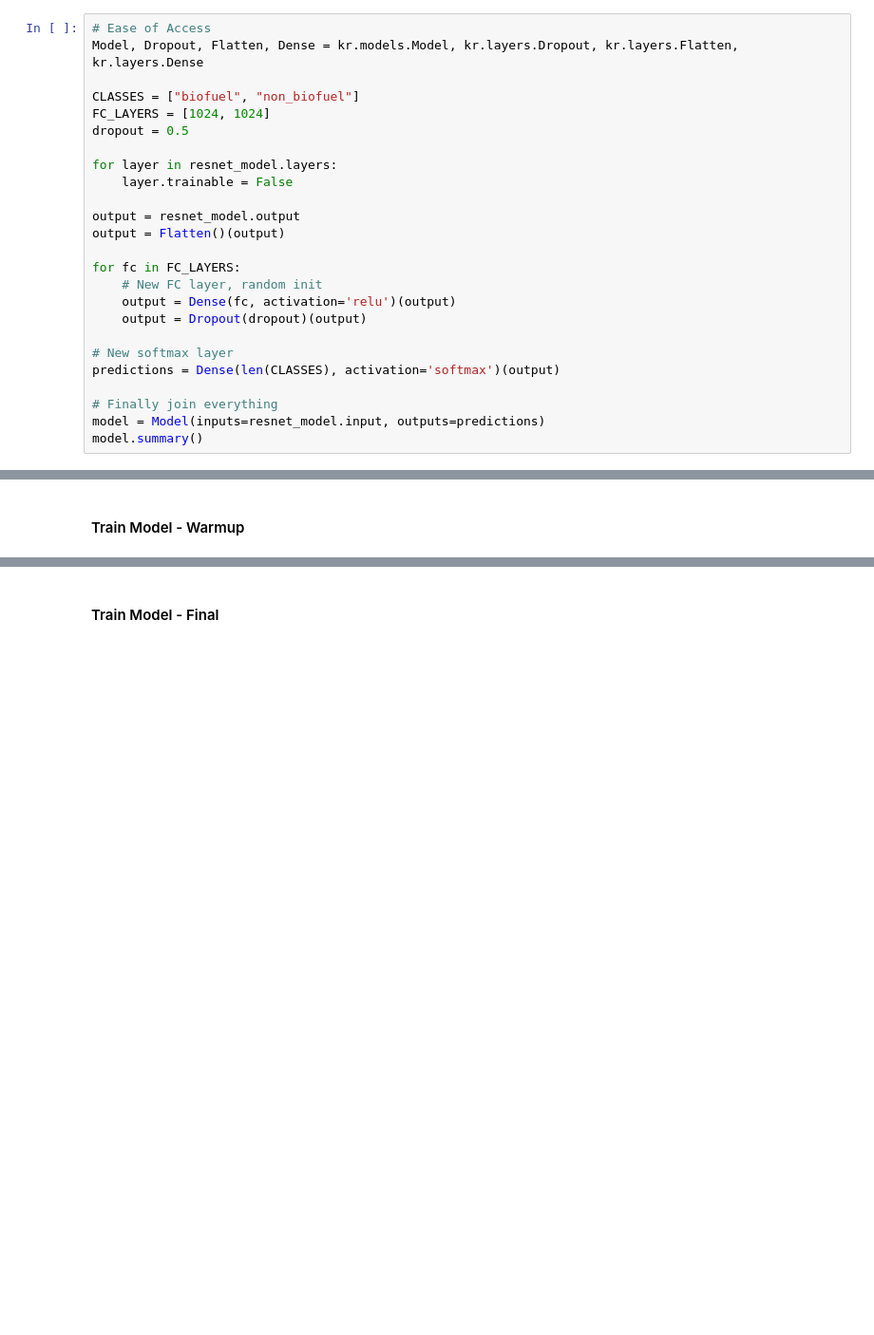
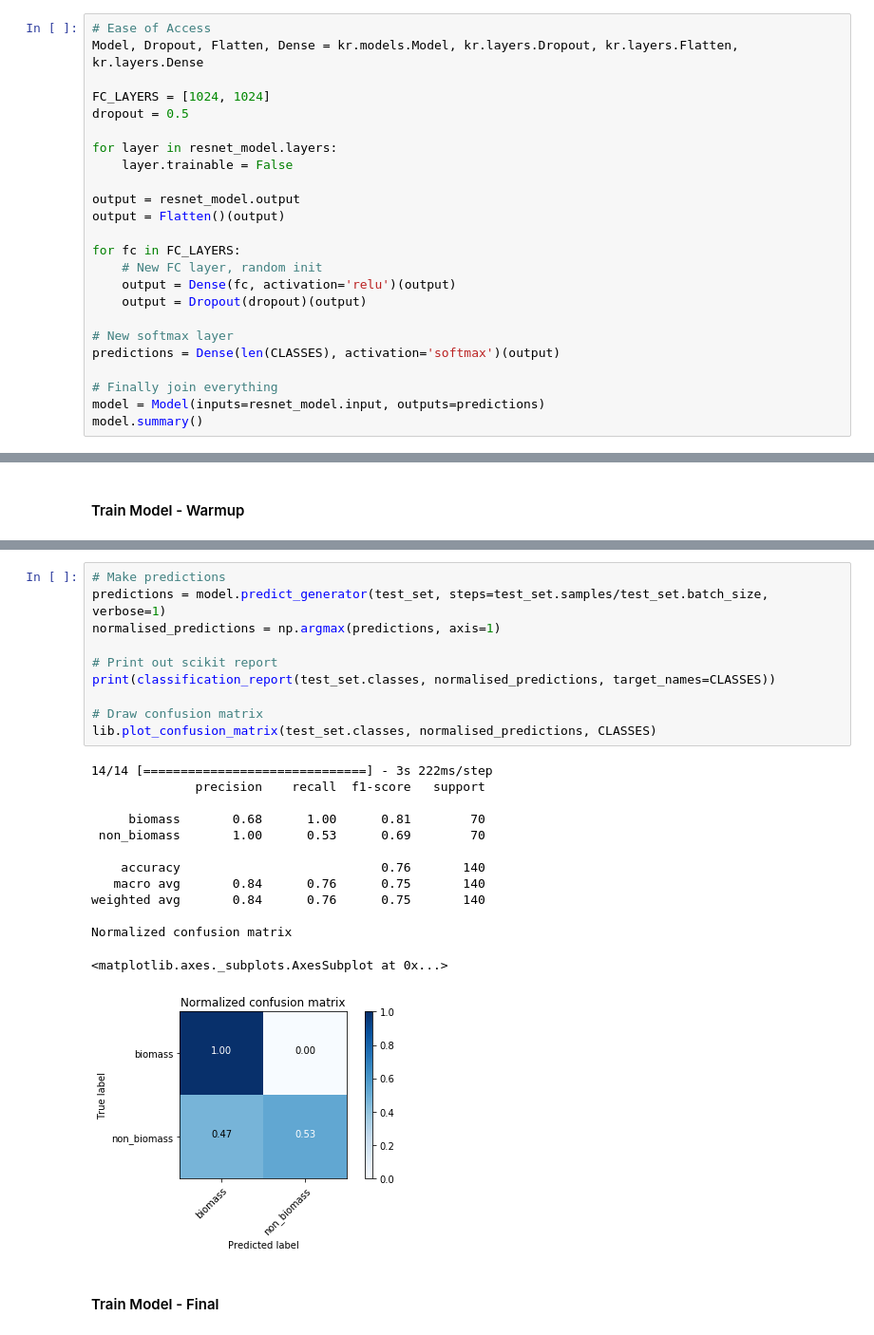
Before and after one commit to GitPaulo/Image-Classification-of-Biofuels, a Jupyter notebook: ResNet50.ipynb, the cells around one changed output, grey strips where cells are left out. Shown at 95% size. Cells and saved outputs as stored; diff of their text form; blank space fills up the shorter version.

```diff
--- a/ResNet50.ipynb
+++ b/ResNet50.ipynb
@@ -55,7 +64,6 @@ resnet_model = ResNet50(
 # Ease of Access
 Model, Dropout, Flatten, Dense = kr.models.Model, kr.layers.Dropout, kr.layers.Flatten, kr.layers.Dense
 
-CLASSES = ["biofuel", "non_biofuel"]
 FC_LAYERS = [1024, 1024]
 dropout = 0.5
 
@@ -131,3 +144,27 @@ Epoch 15/15
+# %%
+# Make predictions
+predictions = model.predict_generator(test_set, steps=test_set.samples/test_set.batch_size, verbose=1)
+normalised_predictions = np.argmax(predictions, axis=1)
+
+# Print out scikit report
+print(classification_report(test_set.classes, normalised_predictions, target_names=CLASSES))
+
+# Draw confusion matrix
+lib.plot_confusion_matrix(test_set.classes, normalised_predictions, CLASSES)
+# %% [output]
+14/14 [==============================] - 3s 222ms/step
+              precision    recall  f1-score   support
+
+     biomass       0.68      1.00      0.81        70
+ non_biomass       1.00      0.53      0.69        70
+
+    accuracy                           0.76       140
+   macro avg       0.84      0.76      0.75       140
+weighted avg       0.84      0.76      0.75       140
+
+Normalized confusion matrix
+<matplotlib.axes._subplots.AxesSubplot at 0x...>
+[figure, added]
 # %% [markdown]
 #### Train Model - Final
 # %%
```
Also changed, not shown: parts of 9 cells of this notebook, 9 other files.
